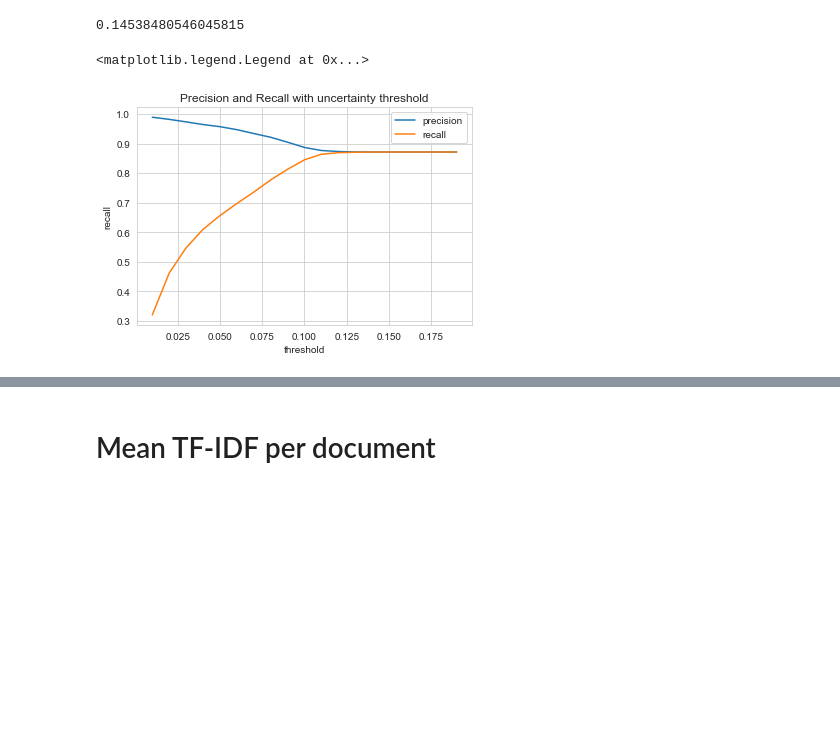
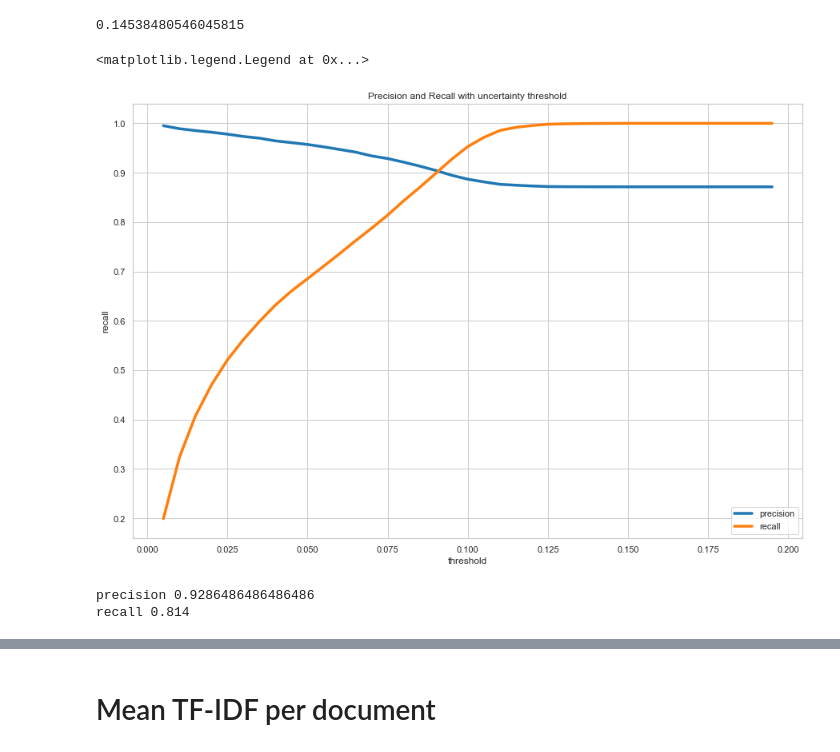
Before and after one commit to AxelBremer/DL4NLP, a Jupyter notebook: Joe.ipynb, the cells around one changed output, grey strips where cells are left out. Saved outputs shown, nothing was run; the diff lists cells and outputs as text; code cells hidden in the pictures; blank space fills up the shorter version.

```diff
--- a/Joe.ipynb
+++ b/Joe.ipynb
@@ -10,7 +10,7 @@ from ast import literal_eval
 from sklearn.metrics import confusion_matrix
 import seaborn as sns
 
-plt.rcParams.update({'font.size': 15})
+plt.rcParams.update({'font.size': 24})
 # %% [markdown]
 ### Load data
 # %%
@@ -47,33 +54,48 @@ df['std1'].max()
 # %%
 from tqdm import tqdm
 
 sns.set_style('whitegrid')
 
-thresholds = list(np.arange(0,0.2,0.01))
+thresholds = list(np.arange(0,0.2,0.005))
 precisions = []
 recalls = []
 
 for t in tqdm(thresholds):
     testdf = df
     testdf['test'] = testdf.apply(classify, args=[t], axis=1)
     certain = df[df['test']!=-1]
 #     print(len(certain))
     precision = certain['target'] == certain['test']
 #     print('precision',precision.mean())
-    recall = df['target'] == df['test']
+    recall = len(certain)/12500
 #     print('recall',recall.mean())
     precisions.append(precision.mean())
-    recalls.append(recall.mean())
+    recalls.append(recall)
 
 datf = pd.DataFrame({'threshold':thresholds[1:], 'precision':precisions[1:], 'recall':recalls[1:]})
+fig, ax = plt.subplots(figsize=(15,10))
 sns.lineplot(data=datf, x='threshold', y='precision')
 sns.lineplot(data=datf, x='threshold', y='recall')
 plt.title('Precision and Recall with uncertainty threshold')
 plt.legend(['precision','recall'])
 # plt.set_xlabel('confidence threshold')
 # plt.set_ylabel('precision/recall')
 # %% [output]
 <matplotlib.legend.Legend at 0x...>
-[figure, old version]
+[figure, new version]
+# %%
+testdf = df
+testdf['test'] = testdf.apply(classify, args=[0.075], axis=1)
+certain = df[df['test']!=-1]
+#     print(len(certain))
+precision = certain['target'] == certain['test']
+#     print('precision',precision.mean())
+recall = len(certain)/12500
+
+print('precision',precision.mean())
+print('recall',recall)
+# %% [output]
+precision 0.9286486486486486
+recall 0.814
 # %%
 datf
```
Also changed, not shown: parts of 4 cells of this notebook, 9 other files.
